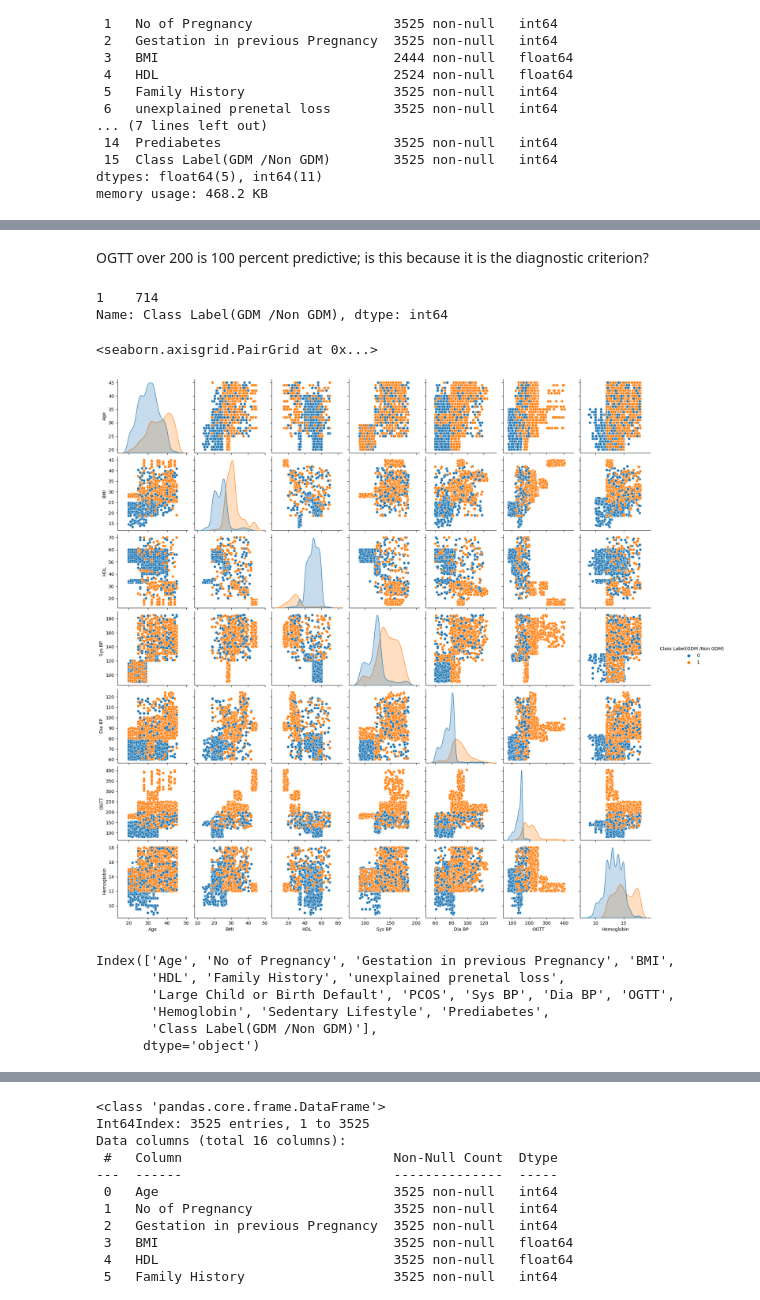
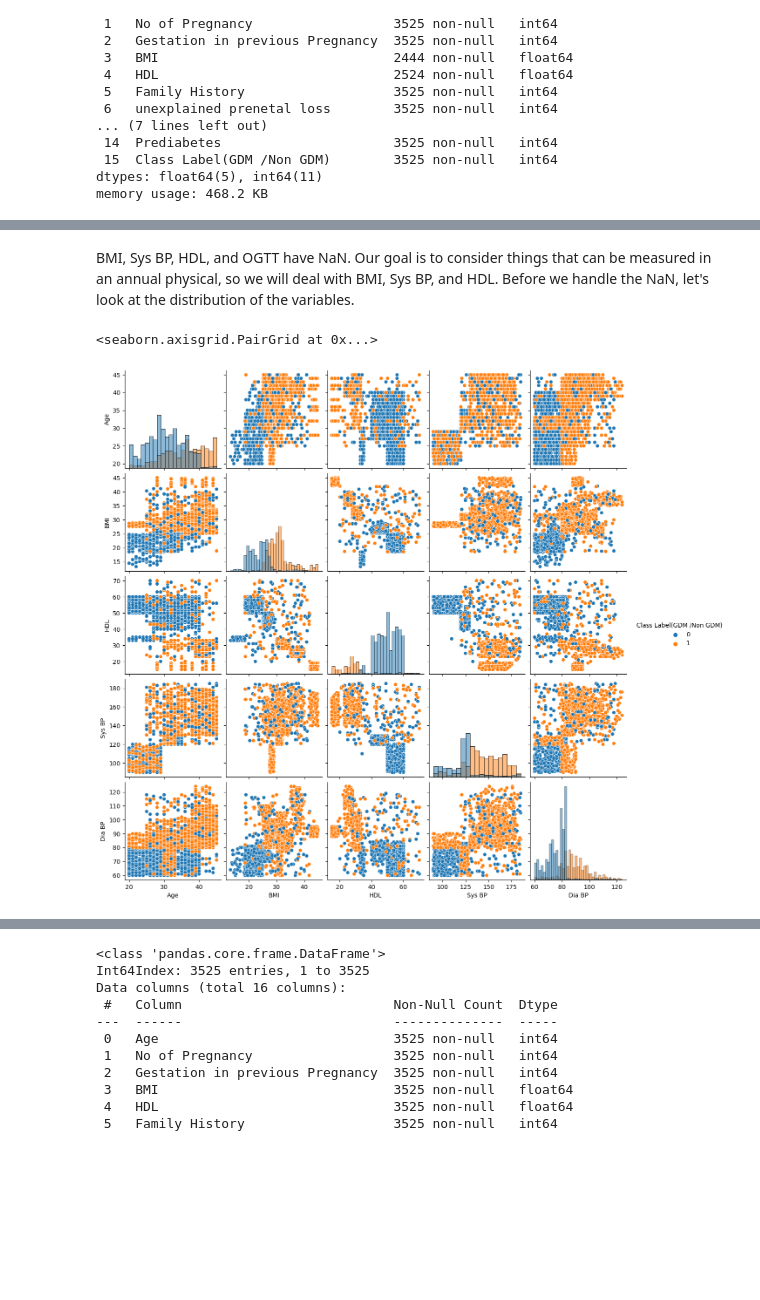
Before and after one commit to philwillnyc/GestationalDiabetes, a Jupyter notebook: ExplorationAndModel.ipynb, the cells around one changed output, grey strips where cells are left out. Cells and saved outputs as stored; diff of their text form; code cells hidden in the pictures; blank space fills up the shorter version.

```diff
--- a/ExplorationAndModel.ipynb
+++ b/ExplorationAndModel.ipynb
@@ -9,3 +7,8 @@ df = pd.read_excel('Gestational Diabetic Dat Set.xlsx', index_col = 0)
+# %%
+#Paper for this data set:
+#https://www.techscience.com/cmc/v69n3/44131/html
+
+df = pd.read_excel('gestationalDiabetes.xlsx', index_col = 0)
 # %%
 df.head()
 # %% [output]
@@ -88,22 +51,8 @@ compare_quant('OGTT')
-# %% [markdown]
-OGTT over 200 is 100 percent predictive; is this because it is the diagnostic criterion?
-# %%
-df[df['OGTT']>200][GDB].value_counts()
-# %% [output]
-1    714
-Name: Class Label(GDM /Non GDM), dtype: int64
+# %% [markdown]
+BMI, Sys BP, HDL, and OGTT have NaN. Our goal is to consider things that can be measured in an annual physical, so we will deal with BMI, Sys BP, and HDL. Before we handle the NaN, let's look at the distribution of the variables.
 # %%
-quant = ['Age','BMI','HDL','Sys BP', 'Dia BP', 'OGTT','Hemoglobin']
-sns.pairplot(df, hue = GDB, x_vars = quant, y_vars = quant)
+quant = ['Age','BMI','HDL','Sys BP', 'Dia BP']
+sns.pairplot(df, hue = GDB, x_vars = quant, y_vars = quant, diag_kind = 'hist')
 # %% [output]
 <seaborn.axisgrid.PairGrid at 0x...>
-[figure, old version]
+[figure, new version]
-# %%
-df.columns
-# %% [output]
-Index(['Age', 'No of Pregnancy', 'Gestation in previous Pregnancy', 'BMI',
-       'HDL', 'Family History', 'unexplained prenetal loss',
-       'Large Child or Birth Default', 'PCOS', 'Sys BP', 'Dia BP', 'OGTT',
-       'Hemoglobin', 'Sedentary Lifestyle', 'Prediabetes',
-       'Class Label(GDM /Non GDM)'],
-      dtype='object')
```
Also changed, not shown: parts of 50 cells of this notebook.
